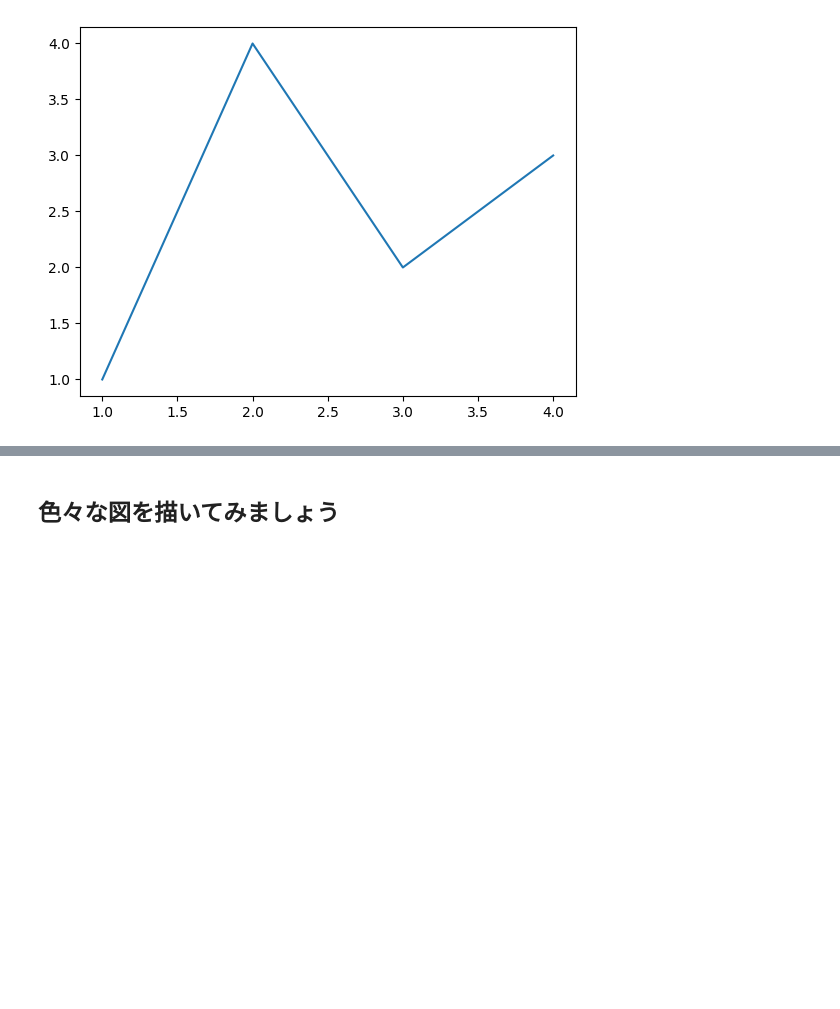
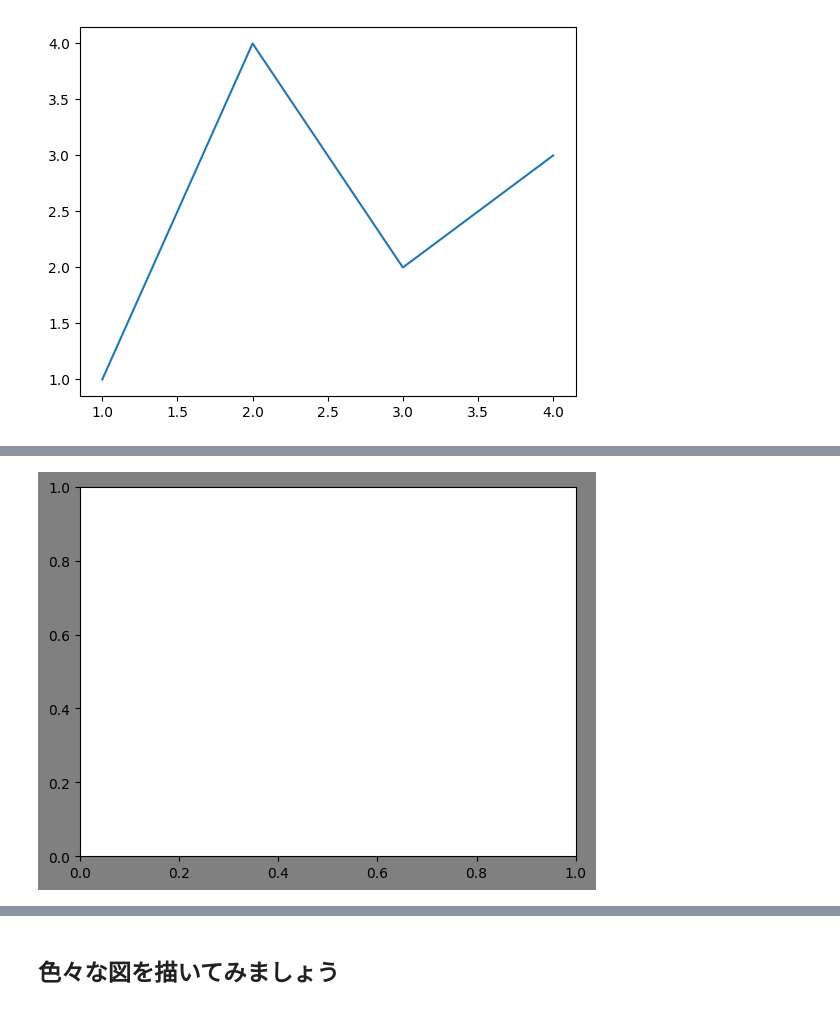
Before and after one commit to shinchu/dataviz-notebooks, a Jupyter notebook: week_2/intro-to-matplotlib.ipynb, the cells around one changed output, grey strips where cells are left out. Saved outputs shown, nothing was run; the diff lists cells and outputs as text; code cells hidden in the pictures; blank space fills up the shorter version.

```diff
--- a/week_2/intro-to-matplotlib.ipynb
+++ b/week_2/intro-to-matplotlib.ipynb
@@ -35,0 +37,5 @@ matplotlibでは，グラフの要素ごとにさまざまな指定をするこ
+# %%
+fig = plt.figure(facecolor='gray')
+ax1 = fig.add_subplot(1, 1, 1)
+# %% [output]
+[figure, added]
```
Also changed, not shown: parts of 35 cells of this notebook, 1 other file.
